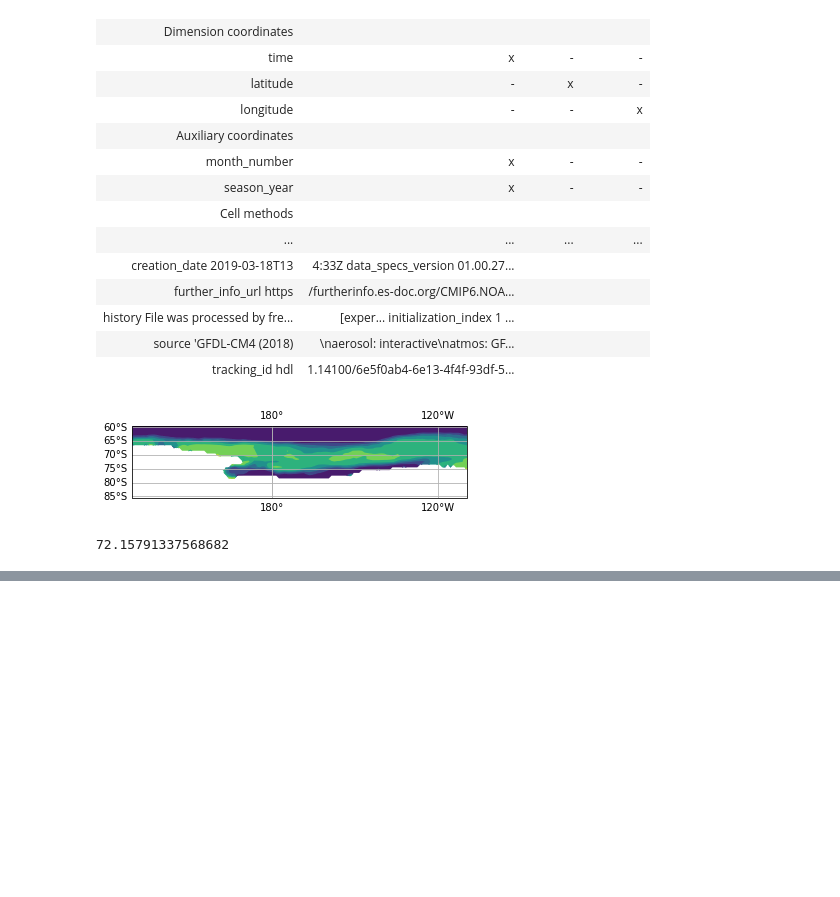
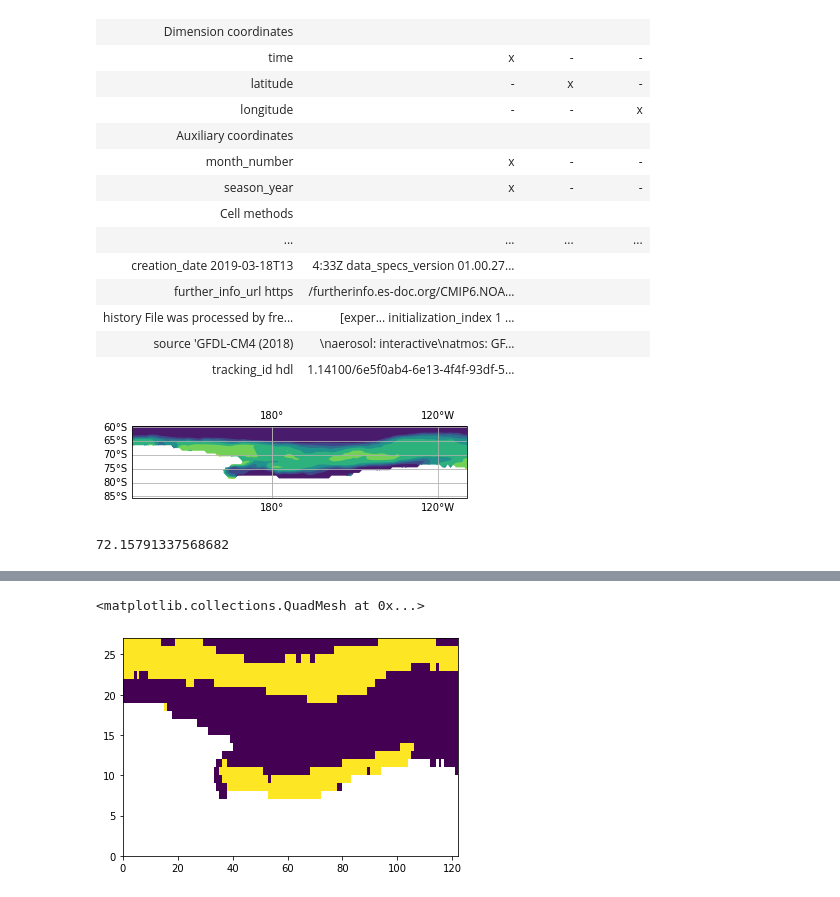
Before and after one commit to ab1261/dissertation_script, a Jupyter notebook: siconc_GFDL_CM.ipynb, the cells around one changed output, grey strips where cells are left out. Cells and saved outputs as stored; diff of their text form; code cells hidden in the pictures; blank space fills up the shorter version.

```diff
--- a/siconc_GFDL_CM.ipynb
+++ b/siconc_GFDL_CM.ipynb
@@ -165,3 +153,26 @@ for season_cube in regional_year.slices(["season_year"]):
         plt.subplot
     else:
         print('no polynya')
+# %%
+#define a variable to hold the threshold number you are interested in
+polynya_threshold_value = 30.0
+
+#Take a copy of the seaice data that we are going to use to make a binary 'mask' showing presence of absense of polynyas as 1s and 0s
+polynya_location = polynya_threshold.data.copy()
+
+#set that land data in this mask to nan (Not a number) so we don;t get confused (these will show up white in a typical plot)
+polynya_location[np.where(polynya_location >= 1.0e9)] = np.nan
+
+#make water that has more ice than our polynia condition equal to zero.
+polynya_location[np.where((polynya_location <= 100.0) & (polynya_location > polynya_threshold_value))] = 0.0
+
+#make water that has less ice than our polynia condition equal to zero to make where the polynya is
+polynya_location[np.where((polynya_location > 0.0) & (polynya_location <= polynya_threshold_value))] = 1.0
+
+#plot this data
+plt.pcolormesh(polynya_location,vmin=0,vmax=1)
+
+#Note in this 1st situation, we have not tested to make sure the northern edge has >30% seaice and it has not, so it is eroniously identify
+# %% [output]
+<matplotlib.collections.QuadMesh at 0x...>
+[figure, added]
```
Also changed, not shown: parts of 4 cells of this notebook.
